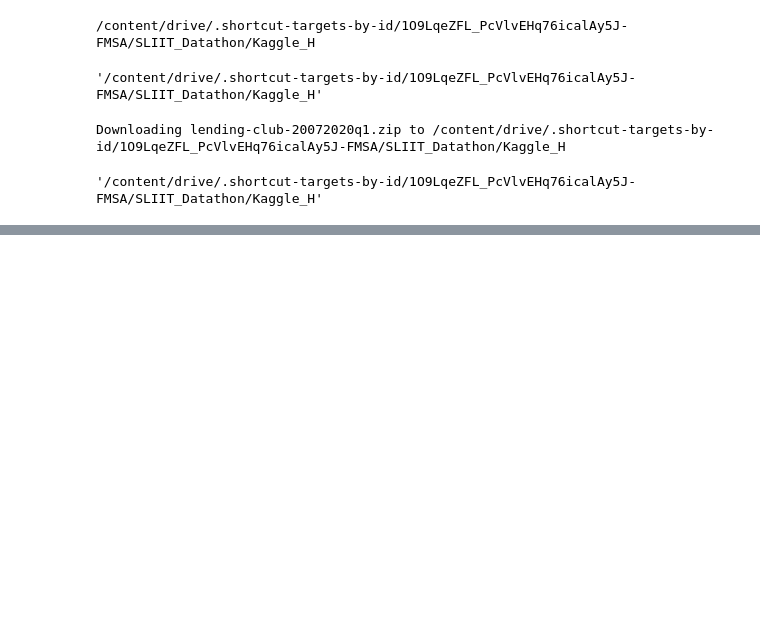
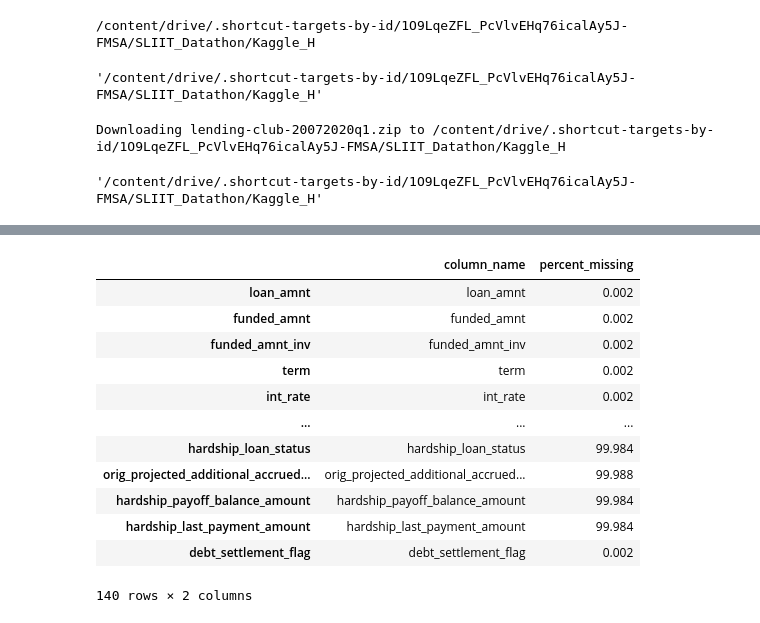
Before and after one commit to hansa31/Datathon2022, a Jupyter notebook: DatathonHansa.ipynb, the cells around one changed output, grey strips where cells are left out. Saved outputs shown, nothing was run; the diff lists cells and outputs as text; code cells hidden in the pictures; blank space fills up the shorter version.

```diff
--- a/DatathonHansa.ipynb
+++ b/DatathonHansa.ipynb
@@ -51,0 +158,23 @@ df.head()
+# %%
+# percentage of missing values
+def percent_missing(df1):
+  percent_missing = df1.isnull().sum() * 100 / len(df1)
+  missing_value_df = pd.DataFrame({'column_name': df1.columns,
+                                 'percent_missing': percent_missing})
+  return missing_value_df
+
+percent_missing(df1)
+# %% [output]
+|  | column_name | percent_missing |
+| loan_amnt | loan_amnt | 0.002 |
+| funded_amnt | funded_amnt | 0.002 |
+| funded_amnt_inv | funded_amnt_inv | 0.002 |
+| term | term | 0.002 |
+| int_rate | int_rate | 0.002 |
+| ... | ... | ... |
+| hardship_loan_status | hardship_loan_status | 99.984 |
+| orig_projected_additional_accrued... | orig_projected_additional_accrued... | 99.988 |
+| hardship_payoff_balance_amount | hardship_payoff_balance_amount | 99.984 |
+| hardship_last_payment_amount | hardship_last_payment_amount | 99.984 |
+| debt_settlement_flag | debt_settlement_flag | 0.002 |
+140 rows × 2 columns
```
Also changed, not shown: parts of 12 cells of this notebook.
